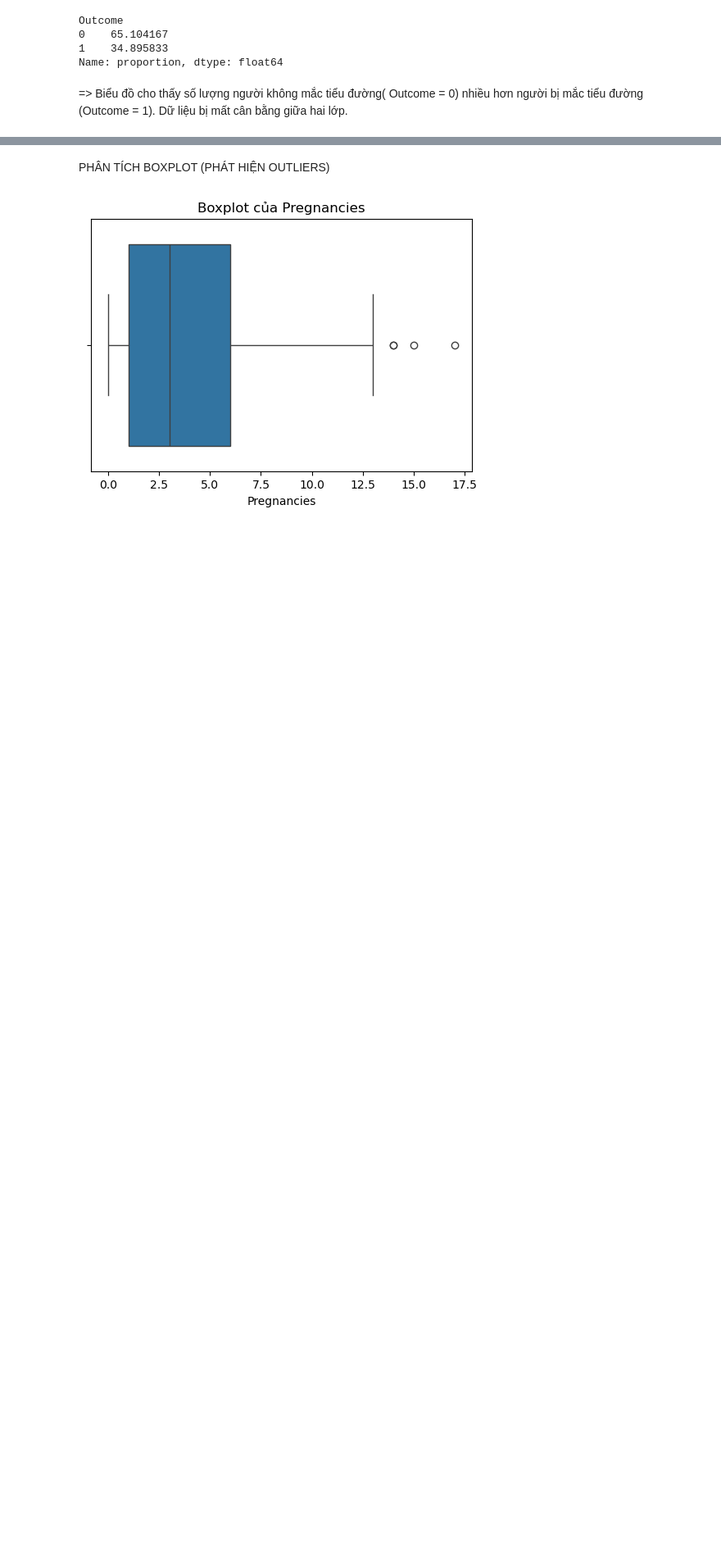
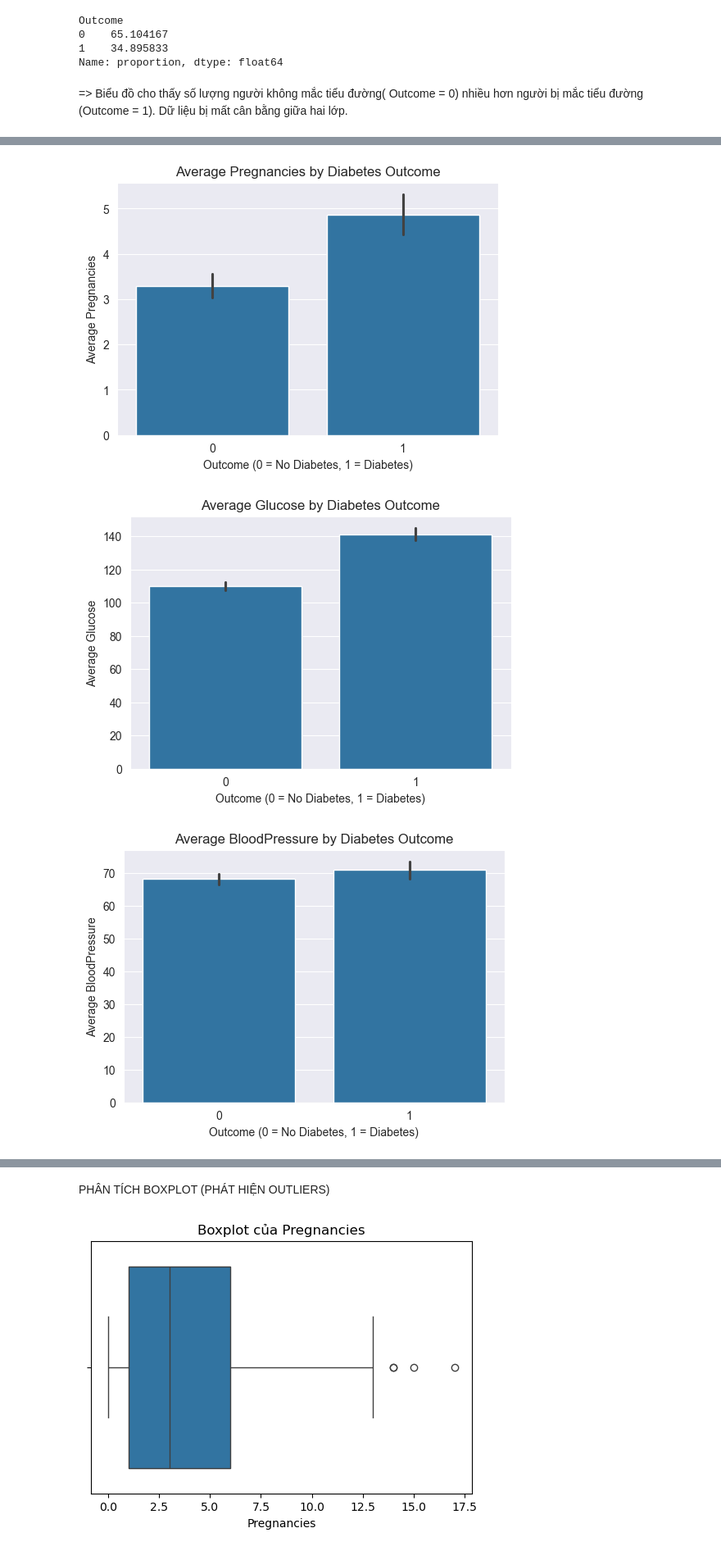
Before and after one commit to hongyen-oss/Diabetes-Prediction, a Jupyter notebook: Notebooks/EDA.ipynb, the cells around one changed output, grey strips where cells are left out. Shown at 82% size. Drawn from its saved outputs; the diff is of its cells as text; code cells hidden in the pictures; blank space fills up the shorter version.

```diff
--- a/Notebooks/EDA.ipynb
+++ b/Notebooks/EDA.ipynb
@@ -140,0 +181,25 @@ plt.show()
+# %%
+features = [
+    'Pregnancies',
+    'Glucose',
+    'BloodPressure',
+    'SkinThickness',
+    'Insulin',
+    'BMI',
+    'DiabetesPedigreeFunction',
+    'Age'
+]
+
+for col in features:
+    plt.figure(figsize=(6,4))
+    sns.barplot(x='Outcome', y=col, data=df)
+
+    plt.title(f'Average {col} by Diabetes Outcome')
+    plt.xlabel('Outcome (0 = No Diabetes, 1 = Diabetes)')
+    plt.ylabel(f'Average {col}')
+
+    plt.show()
+# %% [output]
+[figure, added]
+[figure, added]
+[figure, added]
```
Also changed, not shown: parts of 13 cells of this notebook.
